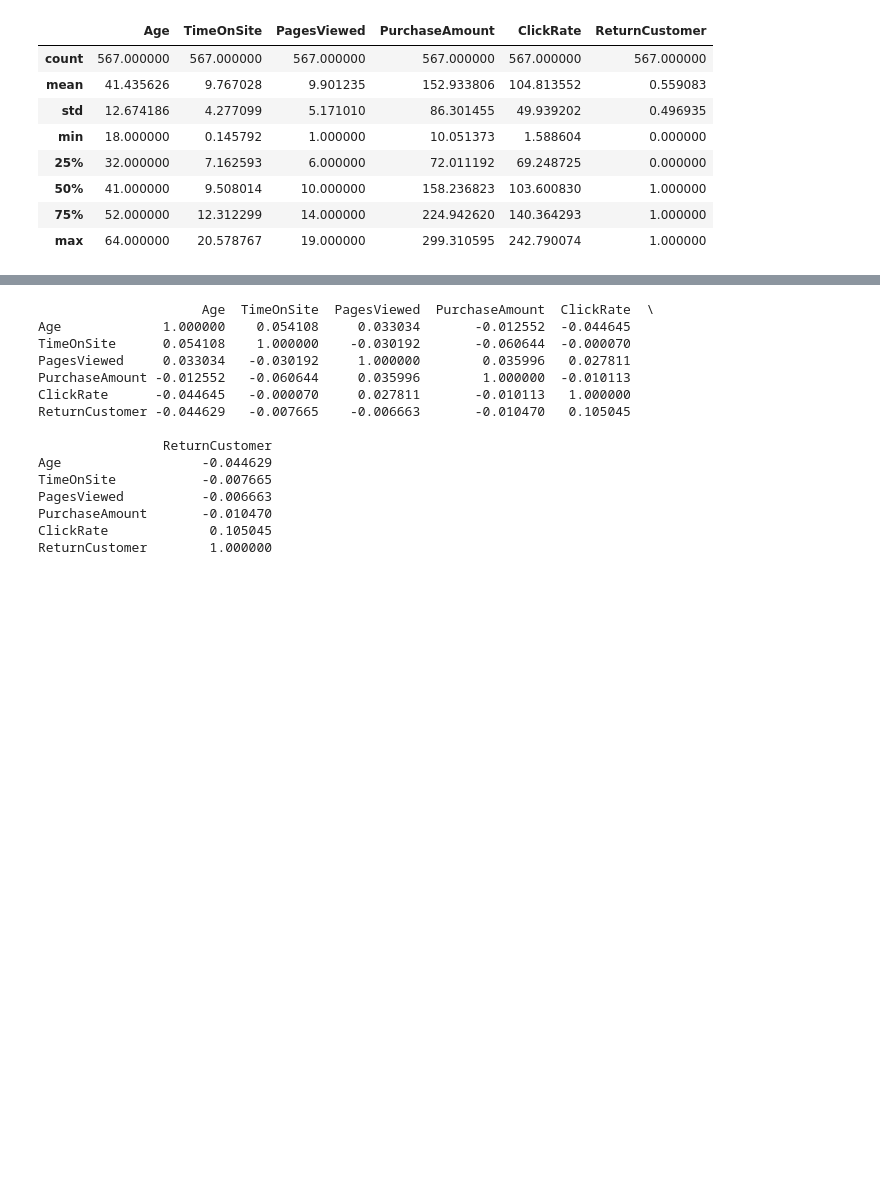
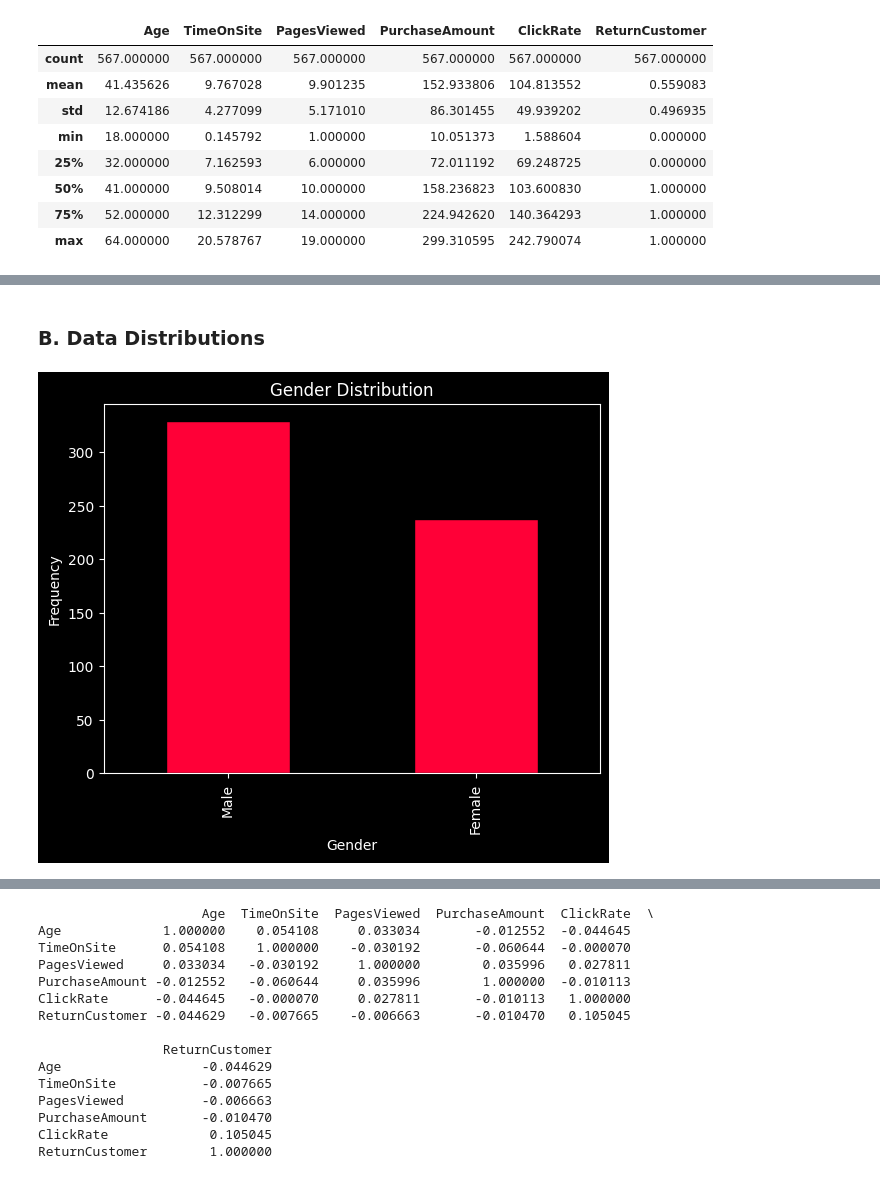
Before and after one commit to ahmadessawii06/DataScience-Project, a Jupyter notebook: main.ipynb, the cells around one changed output, grey strips where cells are left out. Drawn from its saved outputs; the diff is of its cells as text; code cells hidden in the pictures; blank space fills up the shorter version.

```diff
--- a/main.ipynb
+++ b/main.ipynb
@@ -218,4 +87,0 @@ dfc.loc[dfc["TimeOnSite"] < 0, "TimeOnSite"] = median_time
-# %%
-
-median_value = dfc.loc[dfc["ClickRate"] >= 0, "ClickRate"].median()
-dfc.loc[dfc["ClickRate"] < 0, "ClickRate"] = median_value
@@ -421,0 +91,7 @@ plt.show()
+# %%
+cols_to_numeric = ['Age', 'PagesViewed', 'TimeOnSite', 'PurchaseAmount', 'ClickRate', 'ReturnCustomer']
+for col in cols_to_numeric:
+    dfc[col] = pd.to_numeric(dfc[col], errors='coerce')
+
+print("Columns converted successfully")
+dfc.isnull().sum()
@@ -656,0 +287,10 @@ Total Range: almost 0 = 1
+# %% [markdown]
+### B. Data Distributions
+# %%
+dfc['Gender'].value_counts().plot(kind='bar', color=["#ff0037","#ff0037"], edgecolor='black')
+plt.title('Gender Distribution')
+plt.xlabel('Gender')
+plt.ylabel('Frequency')
+plt.show()
+# %% [output]
+[figure, added]
```
Also changed, not shown: parts of 150 cells of this notebook.
